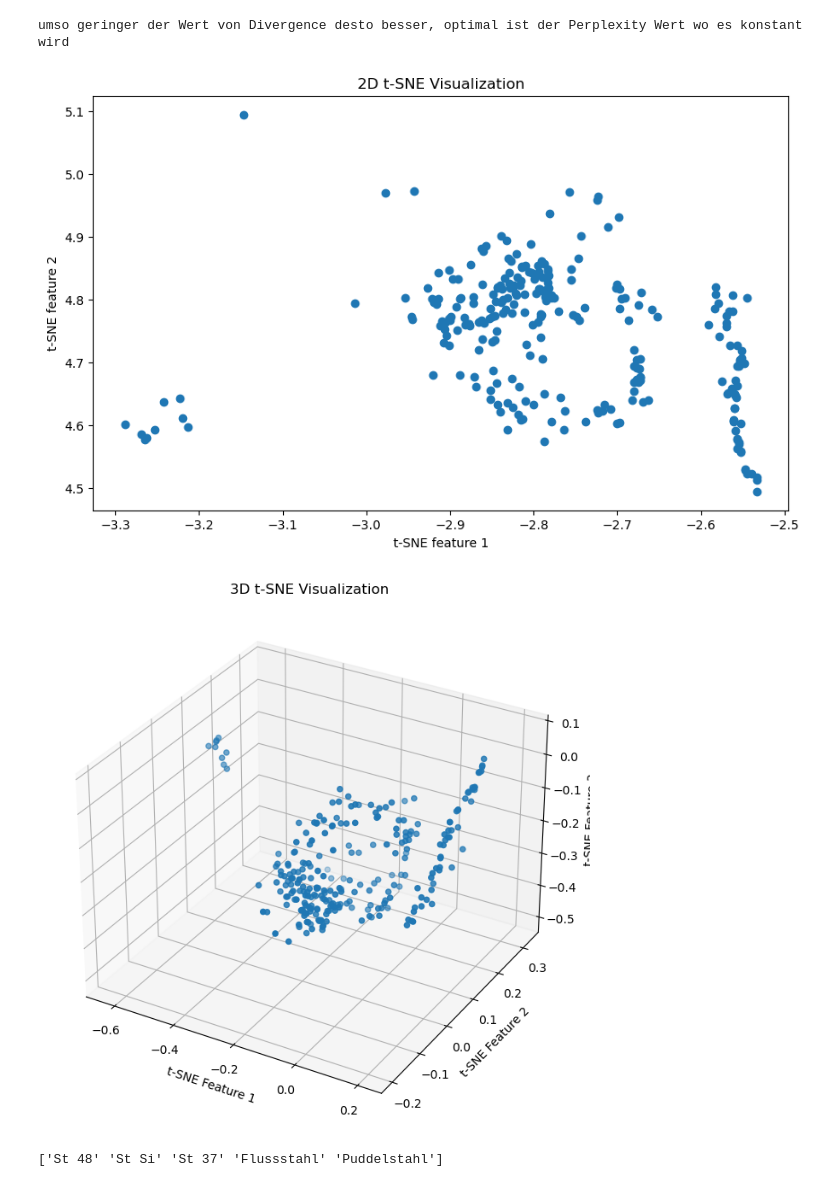
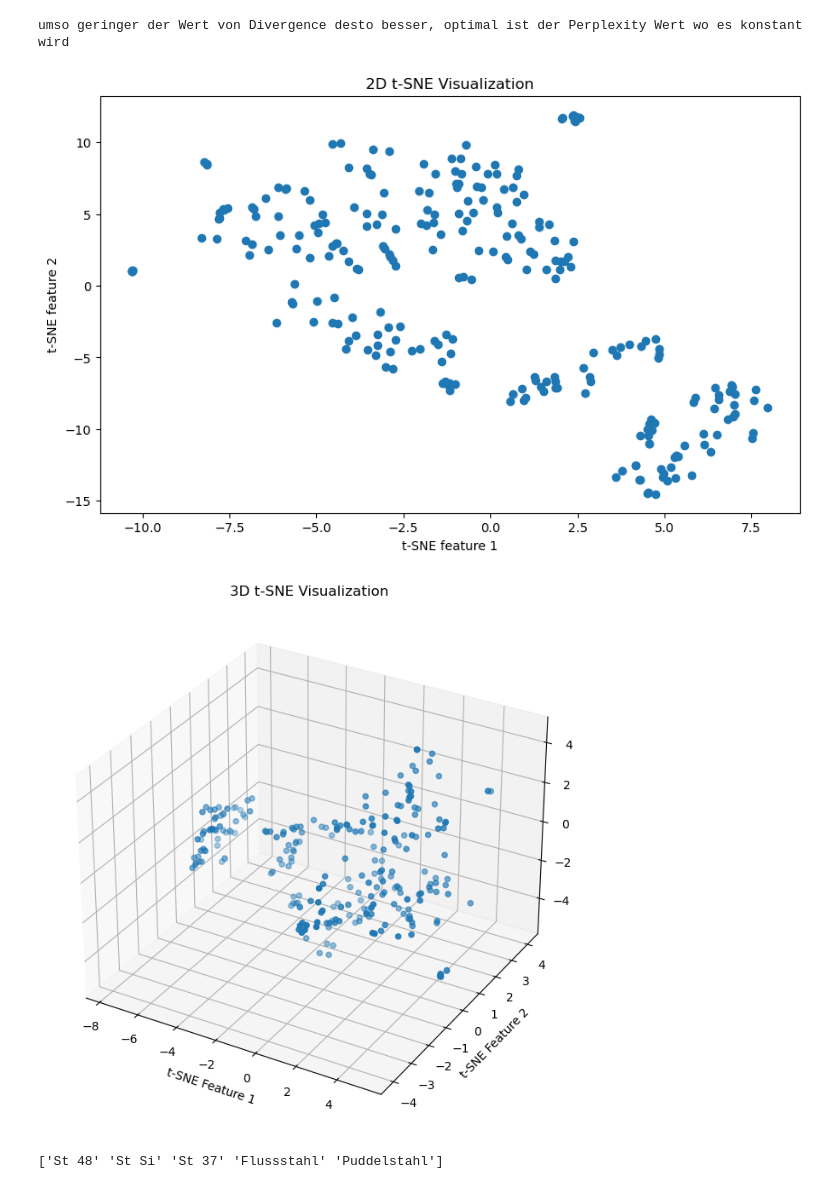
Before and after one commit to Hanh3103/Intelligence-SteelDetection, a Jupyter notebook: Models/T_SNE_algorithm.ipynb, the cells around one changed output. Cells and saved outputs as stored; diff of their text form; code cells hidden in the pictures.

```diff
--- a/Models/T_SNE_algorithm.ipynb
+++ b/Models/T_SNE_algorithm.ipynb
@@ -8,6 +8,6 @@ from sklearn.preprocessing import StandardScaler, MinMaxScaler, FunctionTransfor
 pd.set_option('display.max_rows', 50)
 warnings.filterwarnings('ignore')
 
-df = pd.read_csv('combined_OES_data.csv')
-df.head()
+df_test = pd.read_csv('test_data.csv')
+df_test.head()
 # %% [output]
@@ -309,10 +103,10 @@ def t_sne(data,perplexity,steps):
     plt.title('3D t-SNE Visualization')
     plt.show()
 # %%
-t_sne(df_scaled,260)
+t_sne(df_scaled,50,5000)
 # %% [output]
-[figure, old version]
+[figure, new version]
-[figure, old version]
+[figure, new version]
 # %%
 df_sv = pd.read_csv('labeled_OES_data_proper.csv')
 print(df_sv['steel_class'].unique())
```
Also changed, not shown: parts of 9 cells of this notebook, 5 other files.
